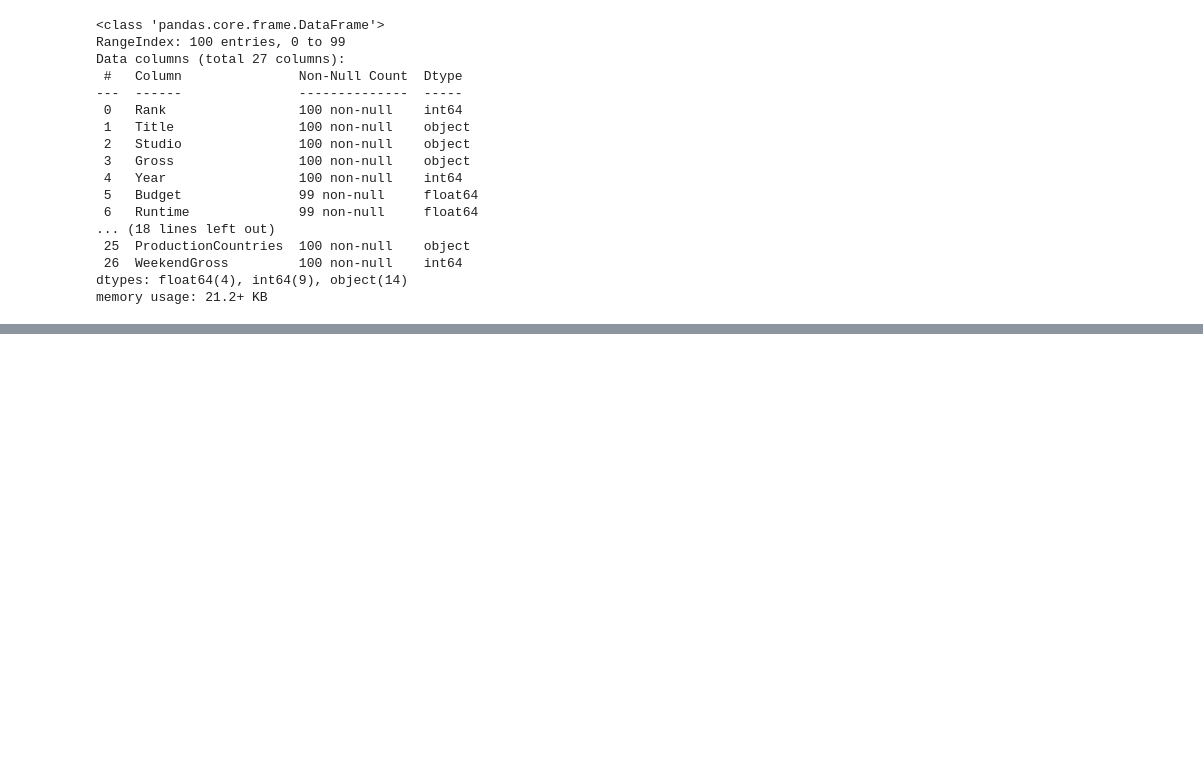
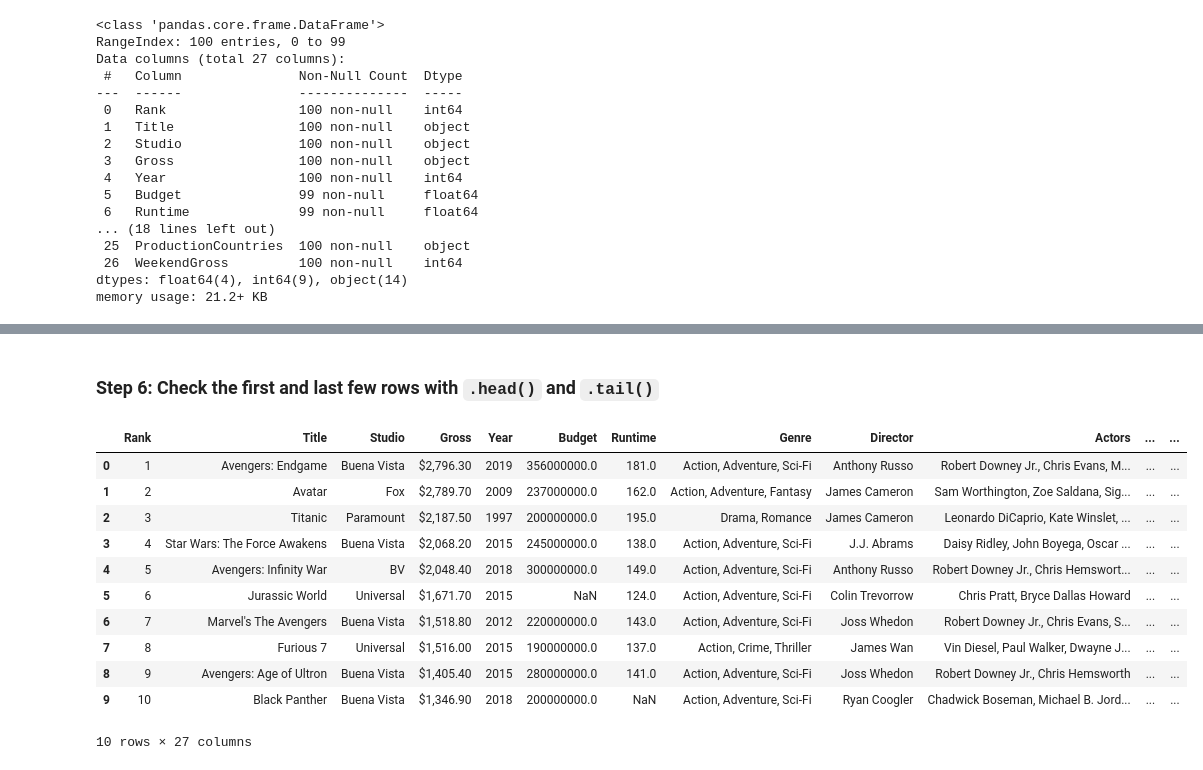
Before and after one commit to ThinkAlgoClub/data-analyst-accelerator, a Jupyter notebook: pandas/DA001-LoadingDataAndFirstInspection.ipynb, the cells around one changed output, grey strips where cells are left out. Saved outputs shown, nothing was run; the diff lists cells and outputs as text; code cells hidden in the pictures; blank space fills up the shorter version.

```diff
--- a/pandas/DA001-LoadingDataAndFirstInspection.ipynb
+++ b/pandas/DA001-LoadingDataAndFirstInspection.ipynb
@@ -133,0 +170,17 @@ memory usage: 21.2+ KB
+# %% [markdown]
+### Step 6: Check the first and last few rows with `.head()` and `.tail()`
+# %%
+movies.head(10) # First 10 rows
+# %% [output]
+|  | Rank | Title | Studio | Gross | Year | Budget | Runtime | Genre | Director | Actors | ... | ... |
+| 0 | 1 | Avengers: Endgame | Buena Vista | $2,796.30 | 2019 | 356000000.0 | 181.0 | Action, Adventure, Sci-Fi | Anthony Russo | Robert Downey Jr., Chris Evans, M... | ... | ... |
+| 1 | 2 | Avatar | Fox | $2,789.70 | 2009 | 237000000.0 | 162.0 | Action, Adventure, Fantasy | James Cameron | Sam Worthington, Zoe Saldana, Sig... | ... | ... |
+| 2 | 3 | Titanic | Paramount | $2,187.50 | 1997 | 200000000.0 | 195.0 | Drama, Romance | James Cameron | Leonardo DiCaprio, Kate Winslet, ... | ... | ... |
+| 3 | 4 | Star Wars: The Force Awakens | Buena Vista | $2,068.20 | 2015 | 245000000.0 | 138.0 | Action, Adventure, Sci-Fi | J.J. Abrams | Daisy Ridley, John Boyega, Oscar ... | ... | ... |
+| 4 | 5 | Avengers: Infinity War | BV | $2,048.40 | 2018 | 300000000.0 | 149.0 | Action, Adventure, Sci-Fi | Anthony Russo | Robert Downey Jr., Chris Hemswort... | ... | ... |
+| 5 | 6 | Jurassic World | Universal | $1,671.70 | 2015 | NaN | 124.0 | Action, Adventure, Sci-Fi | Colin Trevorrow | Chris Pratt, Bryce Dallas Howard | ... | ... |
+| 6 | 7 | Marvel's The Avengers | Buena Vista | $1,518.80 | 2012 | 220000000.0 | 143.0 | Action, Adventure, Sci-Fi | Joss Whedon | Robert Downey Jr., Chris Evans, S... | ... | ... |
+| 7 | 8 | Furious 7 | Universal | $1,516.00 | 2015 | 190000000.0 | 137.0 | Action, Crime, Thriller | James Wan | Vin Diesel, Paul Walker, Dwayne J... | ... | ... |
+| 8 | 9 | Avengers: Age of Ultron | Buena Vista | $1,405.40 | 2015 | 280000000.0 | 141.0 | Action, Adventure, Sci-Fi | Joss Whedon | Robert Downey Jr., Chris Hemsworth | ... | ... |
+| 9 | 10 | Black Panther | Buena Vista | $1,346.90 | 2018 | 200000000.0 | NaN | Action, Adventure, Sci-Fi | Ryan Coogler | Chadwick Boseman, Michael B. Jord... | ... | ... |
+10 rows × 27 columns
```
Also changed, not shown: parts of 24 cells of this notebook, 1 other file.
